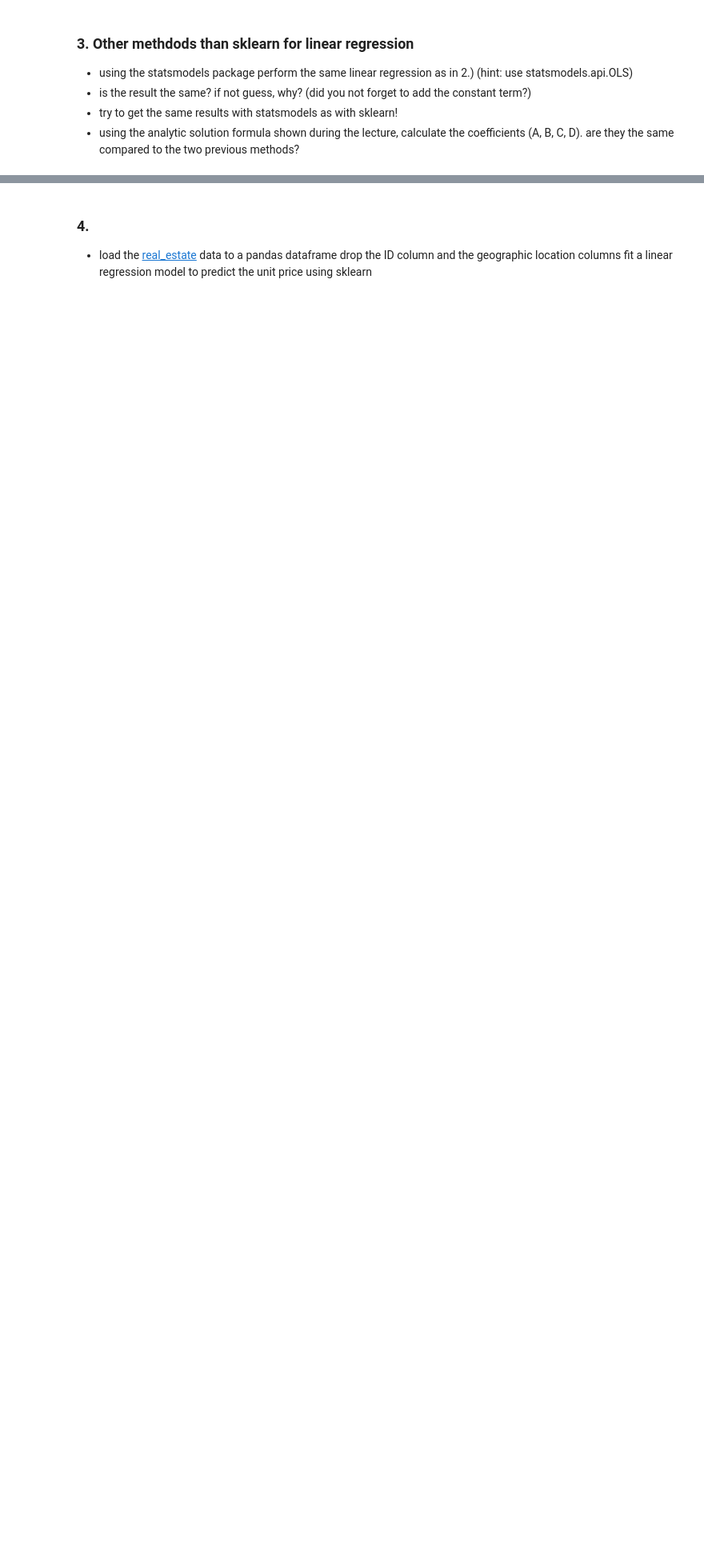
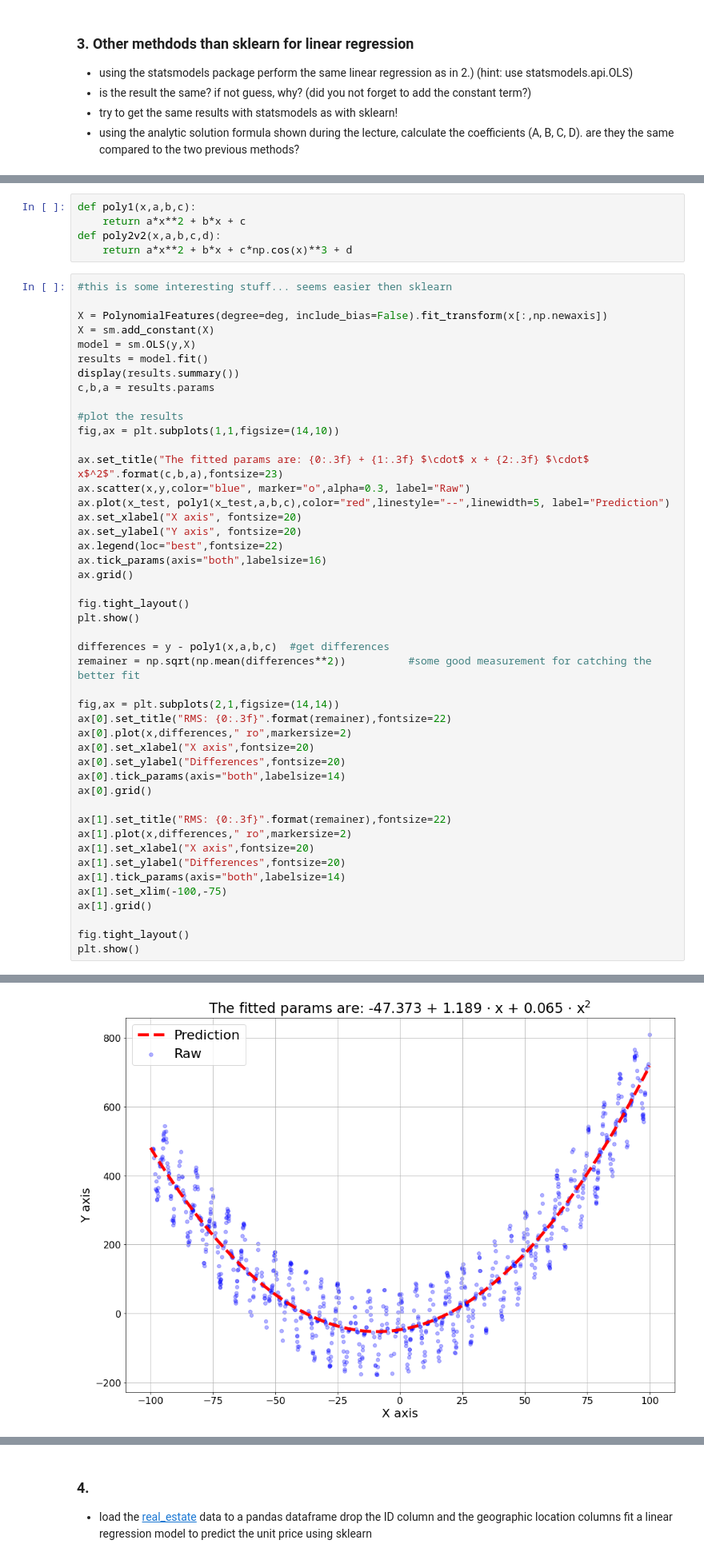
Before and after one commit to AdamGTaylor/DataMining_2021, a Jupyter notebook: hw4/HW_04.ipynb, the cells around one changed output, grey strips where cells are left out. Shown at 80% size. Cells and saved outputs as stored; diff of their text form; blank space fills up the shorter version.

```diff
--- a/hw4/HW_04.ipynb
+++ b/hw4/HW_04.ipynb
@@ -179,0 +190,52 @@ Now its much closer to a noise like thing, rather then a systematic error...
+# %%
+def poly1(x,a,b,c):
+    return a*x**2 + b*x + c
+def poly2v2(x,a,b,c,d):
+    return a*x**2 + b*x + c*np.cos(x)**3 + d
+# %%
+#this is some interesting stuff... seems easier then sklearn
+
+X = PolynomialFeatures(degree=deg, include_bias=False).fit_transform(x[:,np.newaxis])
+X = sm.add_constant(X)
+model = sm.OLS(y,X)
+results = model.fit()
+display(results.summary())
+c,b,a = results.params
+
+#plot the results
+fig,ax = plt.subplots(1,1,figsize=(14,10))
+
+ax.set_title("The fitted params are: {0:.3f} + {1:.3f} $\cdot$ x + {2:.3f} $\cdot$ x$^2$".format(c,b,a),fontsize=23)
+ax.scatter(x,y,color="blue", marker="o",alpha=0.3, label="Raw")
+ax.plot(x_test, poly1(x_test,a,b,c),color="red",linestyle="--",linewidth=5, label="Prediction")
+ax.set_xlabel("X axis", fontsize=20)
+ax.set_ylabel("Y axis", fontsize=20)
+ax.legend(loc="best",fontsize=22)
+ax.tick_params(axis="both",labelsize=16)
+ax.grid()
+
+fig.tight_layout()
+plt.show()
+
+differences = y - poly1(x,a,b,c)  #get differences
+remainer = np.sqrt(np.mean(differences**2))          #some good measurement for catching the better fit
+
+fig,ax = plt.subplots(2,1,figsize=(14,14))
+ax[0].set_title("RMS: {0:.3f}".format(remainer),fontsize=22)
+ax[0].plot(x,differences," ro",markersize=2)
+ax[0].set_xlabel("X axis",fontsize=20)
+ax[0].set_ylabel("Differences",fontsize=20)
+ax[0].tick_params(axis="both",labelsize=14)
+ax[0].grid()
+
+ax[1].set_title("RMS: {0:.3f}".format(remainer),fontsize=22)
+ax[1].plot(x,differences," ro",markersize=2)
+ax[1].set_xlabel("X axis",fontsize=20)
+ax[1].set_ylabel("Differences",fontsize=20)
+ax[1].tick_params(axis="both",labelsize=14)
+ax[1].set_xlim(-100,-75)
+ax[1].grid()
+
+fig.tight_layout()
+plt.show()
+# %% [output]
@@ -179,0 +264 @@ Now its much closer to a noise like thing, rather then a systematic error...
+[figure, added]
```
Also changed, not shown: parts of 8 cells of this notebook.
